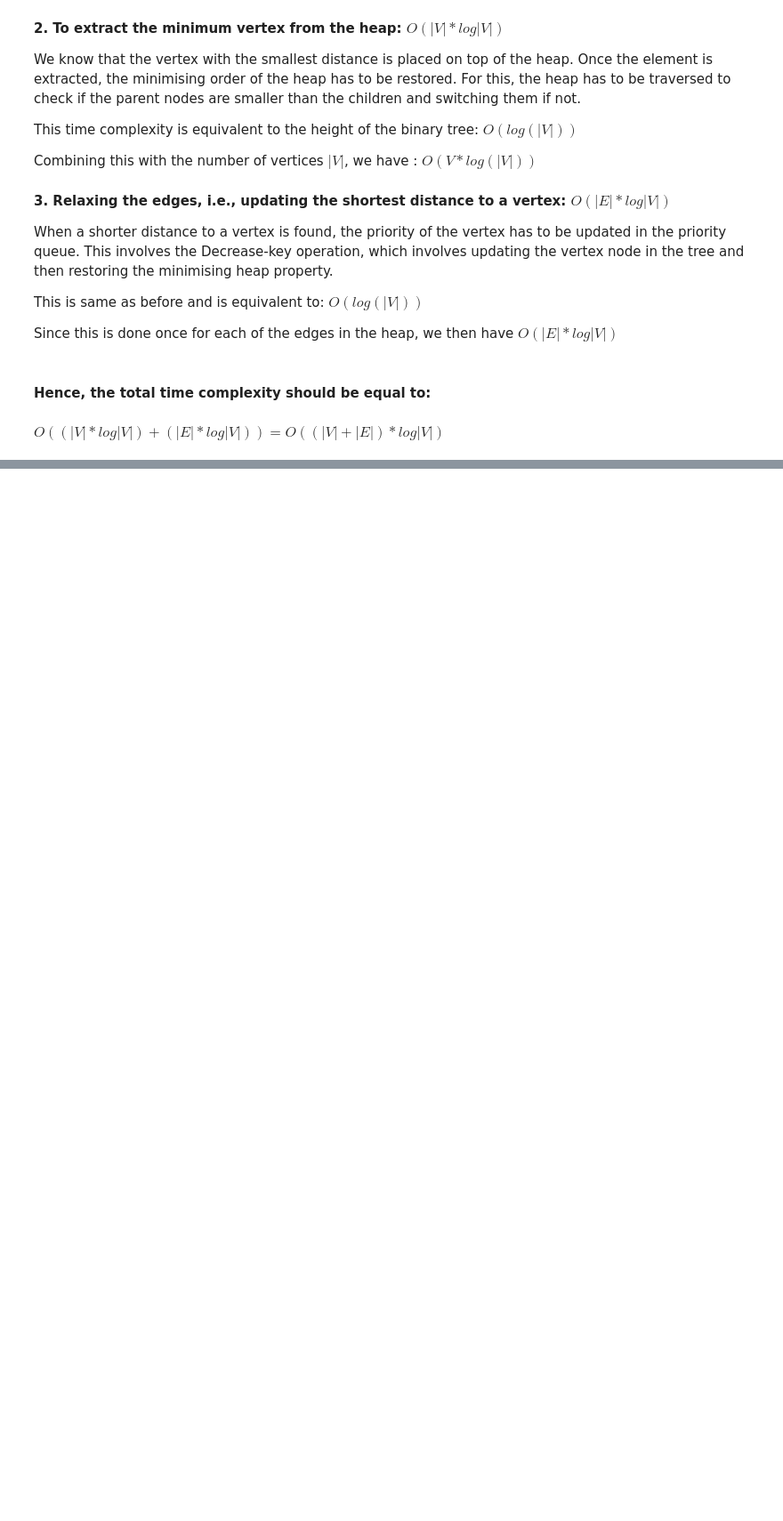
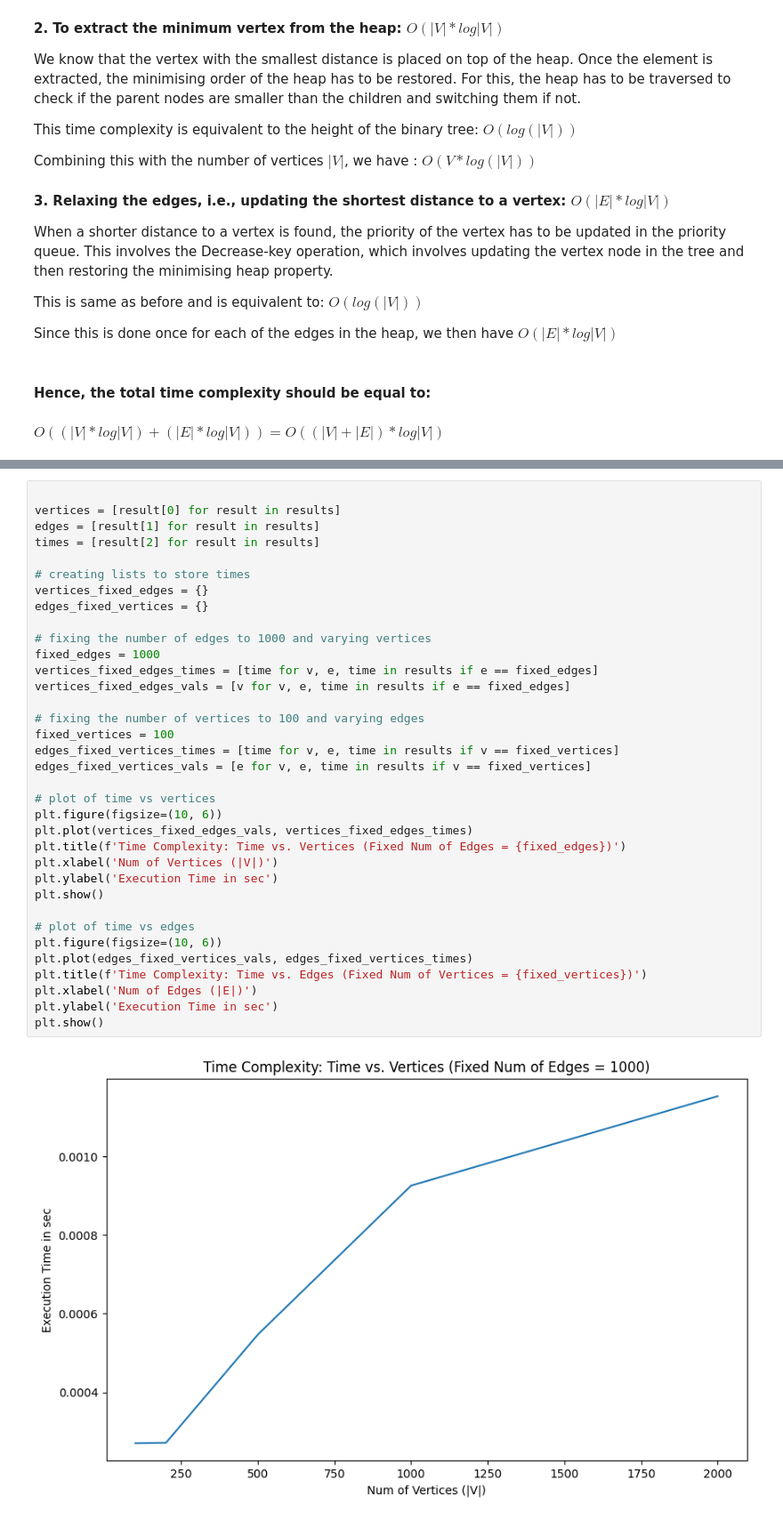
Before and after one commit to ZaydShabazAli/SC2001-Group7-Project2, a Jupyter notebook: code/main.ipynb, the cells around one changed output, grey strips where cells are left out. Shown at 89% size. Drawn from its saved outputs; the diff is of its cells as text; blank space fills up the shorter version.

```diff
--- a/code/main.ipynb
+++ b/code/main.ipynb
@@ -131,0 +265,37 @@ Since this is done once for each of the edges in the heap, we then have $O (|E|
+# %%
+
+vertices = [result[0] for result in results]
+edges = [result[1] for result in results]
+times = [result[2] for result in results]
+
+# creating lists to store times
+vertices_fixed_edges = {}
+edges_fixed_vertices = {}
+
+# fixing the number of edges to 1000 and varying vertices
+fixed_edges = 1000
+vertices_fixed_edges_times = [time for v, e, time in results if e == fixed_edges]
+vertices_fixed_edges_vals = [v for v, e, time in results if e == fixed_edges]
+
+# fixing the number of vertices to 100 and varying edges
+fixed_vertices = 100
+edges_fixed_vertices_times = [time for v, e, time in results if v == fixed_vertices]
+edges_fixed_vertices_vals = [e for v, e, time in results if v == fixed_vertices]
+
+# plot of time vs vertices
+plt.figure(figsize=(10, 6))
+plt.plot(vertices_fixed_edges_vals, vertices_fixed_edges_times)
+plt.title(f'Time Complexity: Time vs. Vertices (Fixed Num of Edges = {fixed_edges})')
+plt.xlabel('Num of Vertices (|V|)')
+plt.ylabel('Execution Time in sec')
+plt.show()
+
+# plot of time vs edges
+plt.figure(figsize=(10, 6))
+plt.plot(edges_fixed_vertices_vals, edges_fixed_vertices_times)
+plt.title(f'Time Complexity: Time vs. Edges (Fixed Num of Vertices = {fixed_vertices})')
+plt.xlabel('Num of Edges (|E|)')
+plt.ylabel('Execution Time in sec')
+plt.show()
+# %% [output]
+[figure, added]
```
Also changed, not shown: parts of 10 cells of this notebook.
